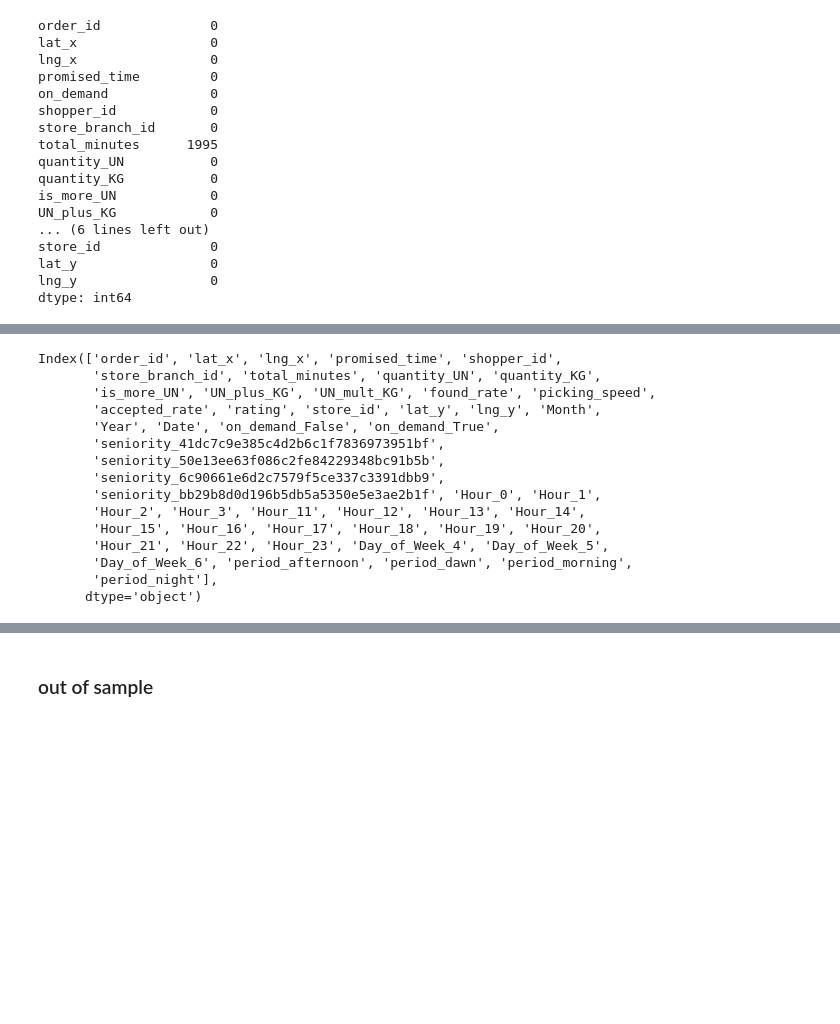
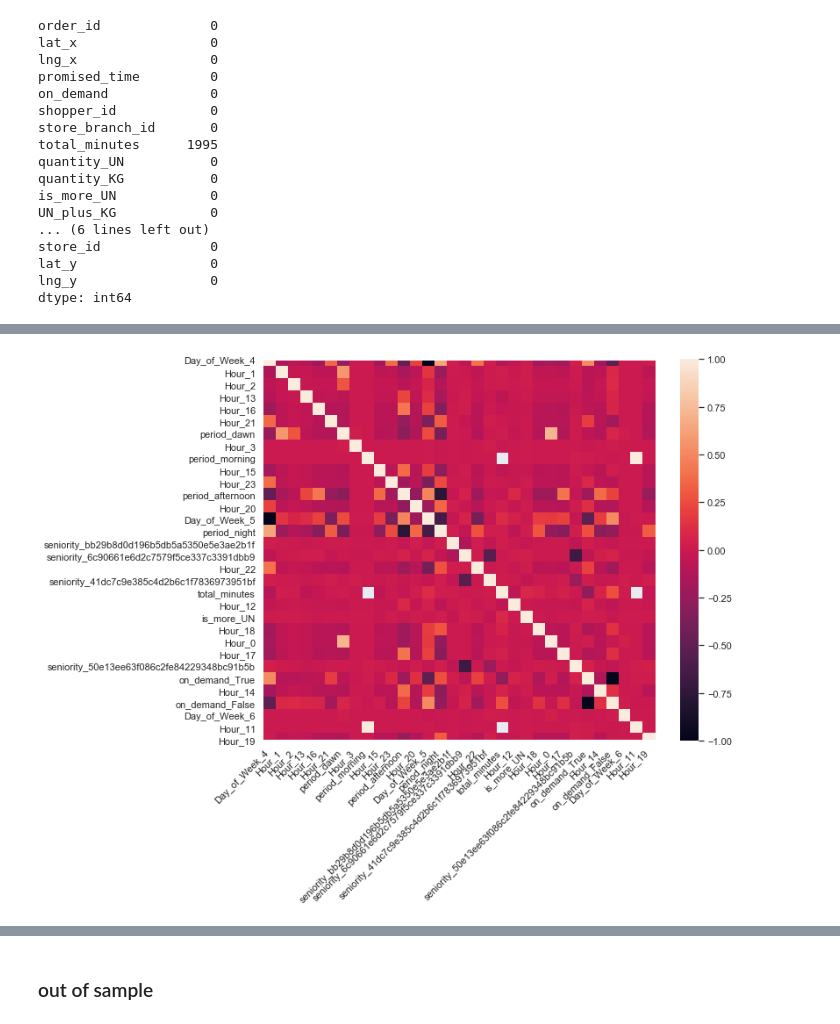
Before and after one commit to sanchobuendia/test_cornershop, a Jupyter notebook: cornershop.ipynb, the cells around one changed output, grey strips where cells are left out. Drawn from its saved outputs; the diff is of its cells as text; code cells hidden in the pictures; blank space fills up the shorter version.

```diff
--- a/cornershop.ipynb
+++ b/cornershop.ipynb
@@ -373,21 +417,3 @@ full = pd.get_dummies(full, columns = ['on_demand', 'seniority', 'Hour', 'Day_of
-# %%
-full.columns
-# %% [output]
-Index(['order_id', 'lat_x', 'lng_x', 'promised_time', 'shopper_id',
-       'store_branch_id', 'total_minutes', 'quantity_UN', 'quantity_KG',
-       'is_more_UN', 'UN_plus_KG', 'UN_mult_KG', 'found_rate', 'picking_speed',
-       'accepted_rate', 'rating', 'store_id', 'lat_y', 'lng_y', 'Month',
-       'Year', 'Date', 'on_demand_False', 'on_demand_True',
-       'seniority_41dc7c9e385c4d2b6c1f7836973951bf',
-       'seniority_50e13ee63f086c2fe84229348bc91b5b',
-       'seniority_6c90661e6d2c7579f5ce337c3391dbb9',
-       'seniority_bb29b8d0d196b5db5a5350e5e3ae2b1f', 'Hour_0', 'Hour_1',
-       'Hour_2', 'Hour_3', 'Hour_11', 'Hour_12', 'Hour_13', 'Hour_14',
-       'Hour_15', 'Hour_16', 'Hour_17', 'Hour_18', 'Hour_19', 'Hour_20',
-       'Hour_21', 'Hour_22', 'Hour_23', 'Day_of_Week_4', 'Day_of_Week_5',
-       'Day_of_Week_6', 'period_afternoon', 'period_dawn', 'period_morning',
-       'period_night'],
-      dtype='object')
 # %%
 cdrop = ['order_id', 'shopper_id', 'store_branch_id', 'store_id',
          'Month', 'Year', 'Date']
@@ -395,0 +439,18 @@ full = full.drop(cdrop, axis = 1)
+# %%
+sns.set(rc={'figure.figsize':(10,8)})
+var_corr = list(set(full.columns) - set(var_num))
+corr = full[var_corr].corr()
+
+ax = sns.heatmap(
+    corr,
+    #vmin=-1, vmax=1, center=0,
+    #cmap=sns.diverging_palette(20, 220, n=200),
+    square=True#, annot= True
+)
+ax.set_xticklabels(
+    ax.get_xticklabels(),
+    rotation=45,
+    horizontalalignment='right'
+);
+# %% [output]
+[figure, added]
```
Also changed, not shown: parts of 24 cells of this notebook.
